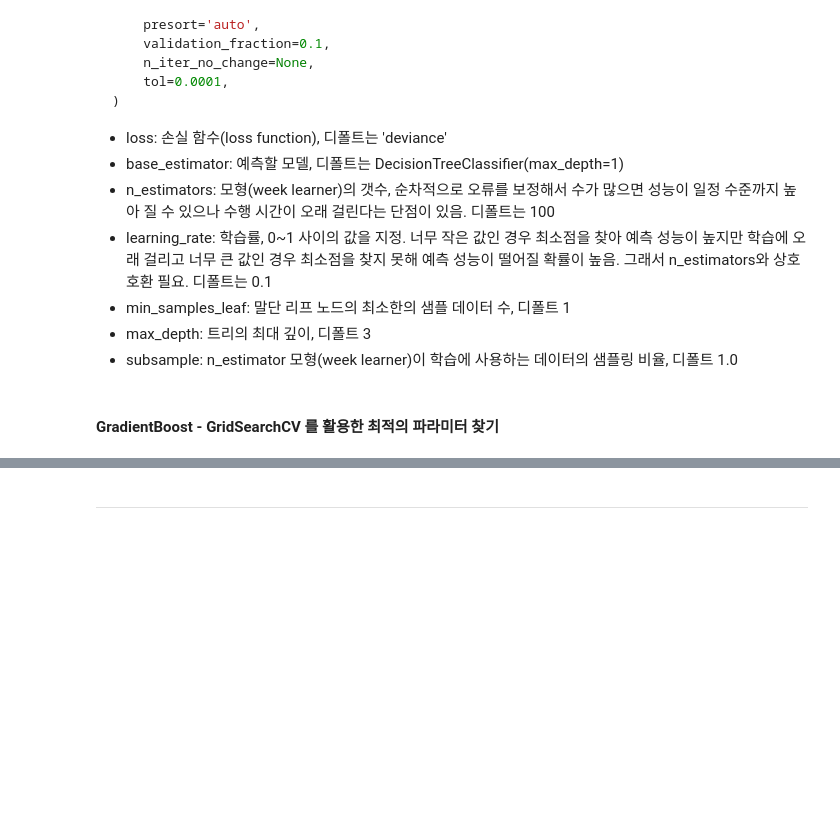
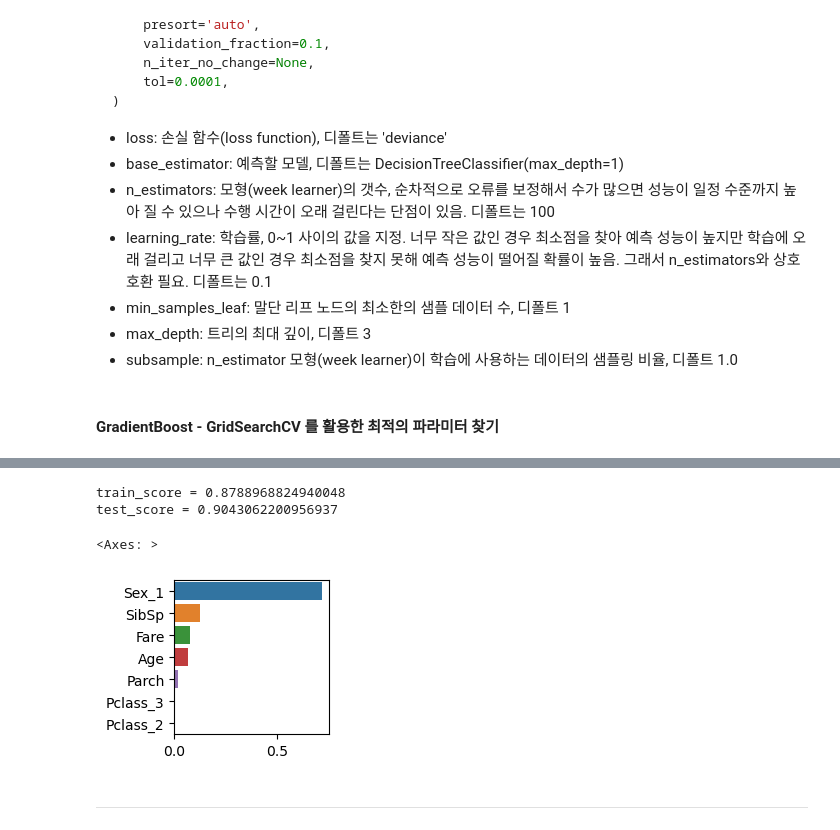
Before and after one commit to journnie/01_machine_learning, a Jupyter notebook: 300.Classification/350.0 앙상블2.1_부스팅(Adaboost, GBM).ipynb, the cells around one changed output, grey strips where cells are left out. Saved outputs shown, nothing was run; the diff lists cells and outputs as text; code cells hidden in the pictures; blank space fills up the shorter version.

```diff
--- a/300.Classification/350.0 앙상블2.1_부스팅(Adaboost, GBM).ipynb
+++ b/300.Classification/350.0 앙상블2.1_부스팅(Adaboost, GBM).ipynb
@@ -242,0 +270,16 @@ y_pred = sum(tree.predict(X_new) for tree in (tree_reg1, tree_reg2, tree_reg3))
+# %%
+# 기본 모델 구축 및 평가
+from sklearn.ensemble import GradientBoostingClassifier
+gb_clf = GradientBoostingClassifier(random_state=42)
+gb_clf.fit(X_train, y_train)
+
+# accuracy score method 1
+print(f'train_score: {gb_clf.score(X_train, y_train)}')
+print(f'test_score: {gb_clf.score(X_test, y_test)}')
+
+# accuracy score method 2
+y_pred_train = gb_clf.predict(X_train)
+y_pred_test = gb_clf.predict(X_test)
+train_score2 = accuracy_score(y_train, y_pred_train)
+test_score2 = accuracy_score(y_test, y_pred_test)
+print(train_score2, test_score2)
@@ -278,3 +325,19 @@ GradientBoostingClassifier(
 - subsample: n_estimator 모형(week learner)이 학습에 사용하는 데이터의 샘플링 비율, 디폴트 1.0
 # %% [markdown]
 #### GradientBoost - GridSearchCV 를 활용한 최적의 파라미터 찾기
+# %%
+params = {
+    'n_estimators': [10, 30, 50, 100, 200, 300],
+    'learning_rate': np.arange(0.01, 1, 0.01), #The 'learning_rate' parameter of gbBoostClassifier must be a float in the range (0.0, inf). Got 0.0 instead.
+}
+gb_basic = GradientBoostingClassifier(random_state=1)
+grid = GridSearchCV(gb_basic, param_grid=params, n_jobs=-1, cv=5, scoring='accuracy')
+grid.fit(X_train, y_train)
+# %%
+params = {
+    'n_estimators': [10, 30, 50, 100, 200, 300],
+    'learning_rate': np.arange(0.01, 1, 0.01), #The 'learning_rate' parameter of gbBoostClassifier must be a float in the range (0.0, inf). Got 0.0 instead.
+}
+gb_basic = GradientBoostingClassifier(random_state=1)
+grid = GridSearchCV(gb_basic, param_grid=params, n_jobs=-1, cv=5, scoring='accuracy')
+grid.fit(X_train, y_train)
@@ -281,3 +367,18 @@ GradientBoostingClassifier(
+# %%
+best_gd = grid.best_estimator_
+# evaluate the best model
+print(f'train_score = {best_gd.score(X_train, y_train)}')
+print(f'test_score = {best_gd.score(X_test, y_test)}')
+# %% [output]
+train_score = 0.8788968824940048
+test_score = 0.9043062200956937
+# %%
+gb_f_imp = pd.Series(best_gd.feature_importances_, index=X.columns).sort_values(ascending=False)
+plt.figure(figsize=(2,2))
+sns.barplot(x=gb_f_imp.values, y=f_importance.index)
+# %% [output]
+<Axes: >
+[figure, added]
 # %% [markdown]
 -------------------------------------------------------------------------------------------------
 # %% [markdown]
```
Also changed, not shown: parts of 6 cells of this notebook, 5 other files.
